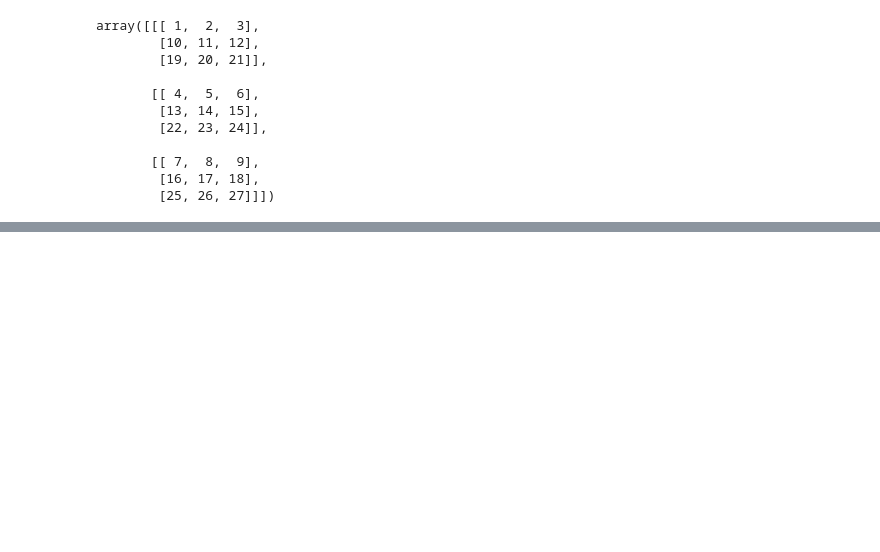
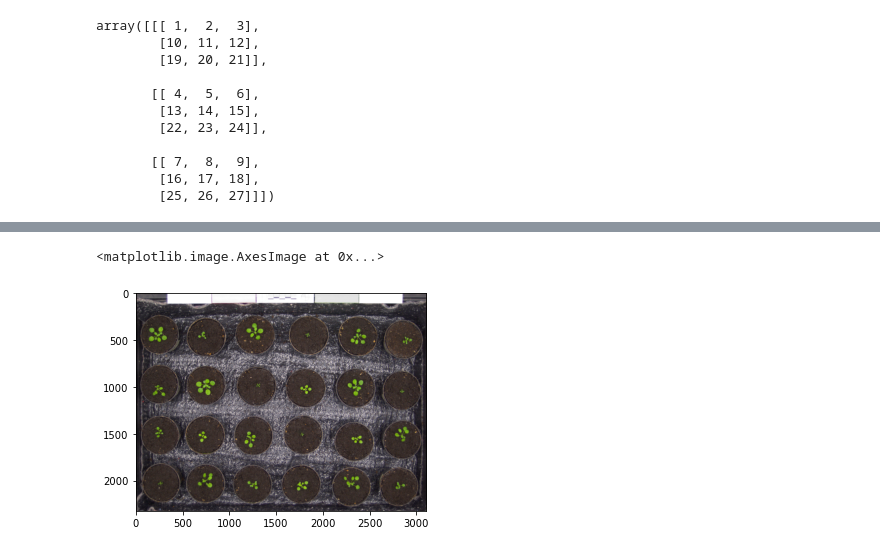
Before and after one commit to heitorc62/Estudos-Processamento-de-Imagens, a Jupyter notebook: Testes_Com_Python/ProcessandoImagensNumpy.ipynb, the cells around one changed output, grey strips where cells are left out. Cells and saved outputs as stored; diff of their text form; code cells hidden in the pictures; blank space fills up the shorter version.

```diff
--- a/Testes_Com_Python/ProcessandoImagensNumpy.ipynb
+++ b/Testes_Com_Python/ProcessandoImagensNumpy.ipynb
@@ -142,0 +174,5 @@ array([[[ 1,  2,  3],
+# %%
+plt.imshow(img)
+# %% [output]
+<matplotlib.image.AxesImage at 0x...>
+[figure, added]
```
Also changed, not shown: parts of 9 cells of this notebook.
